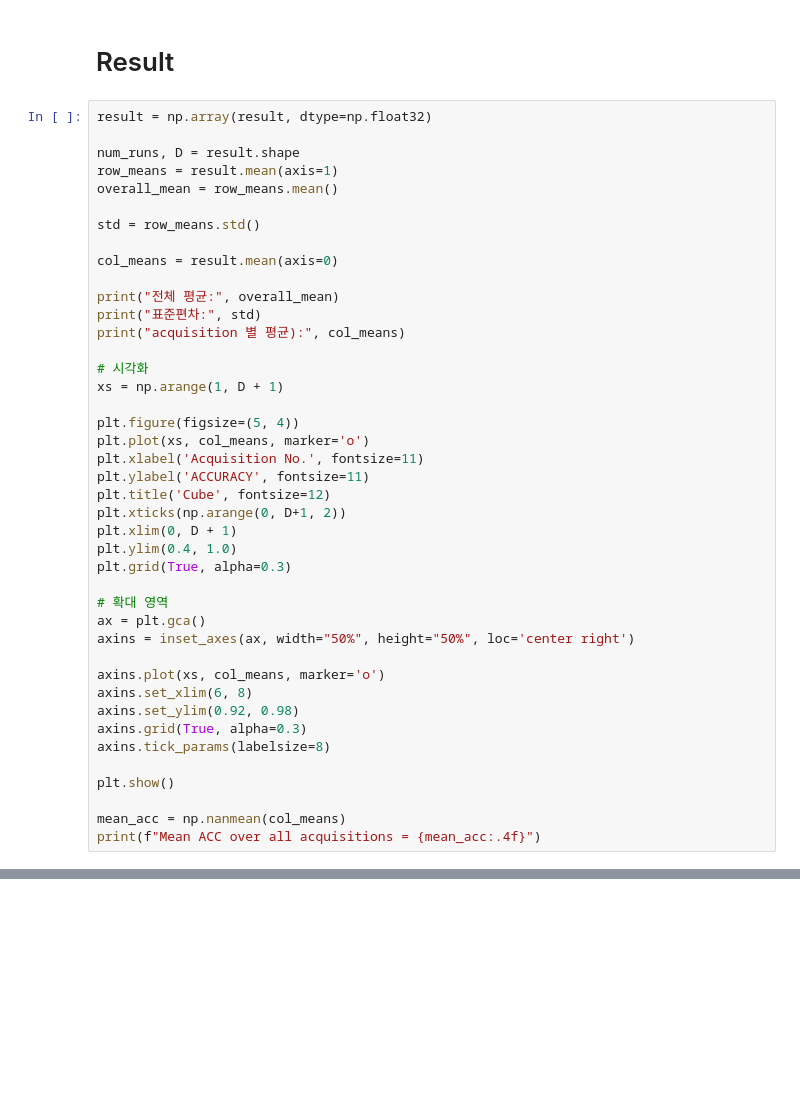
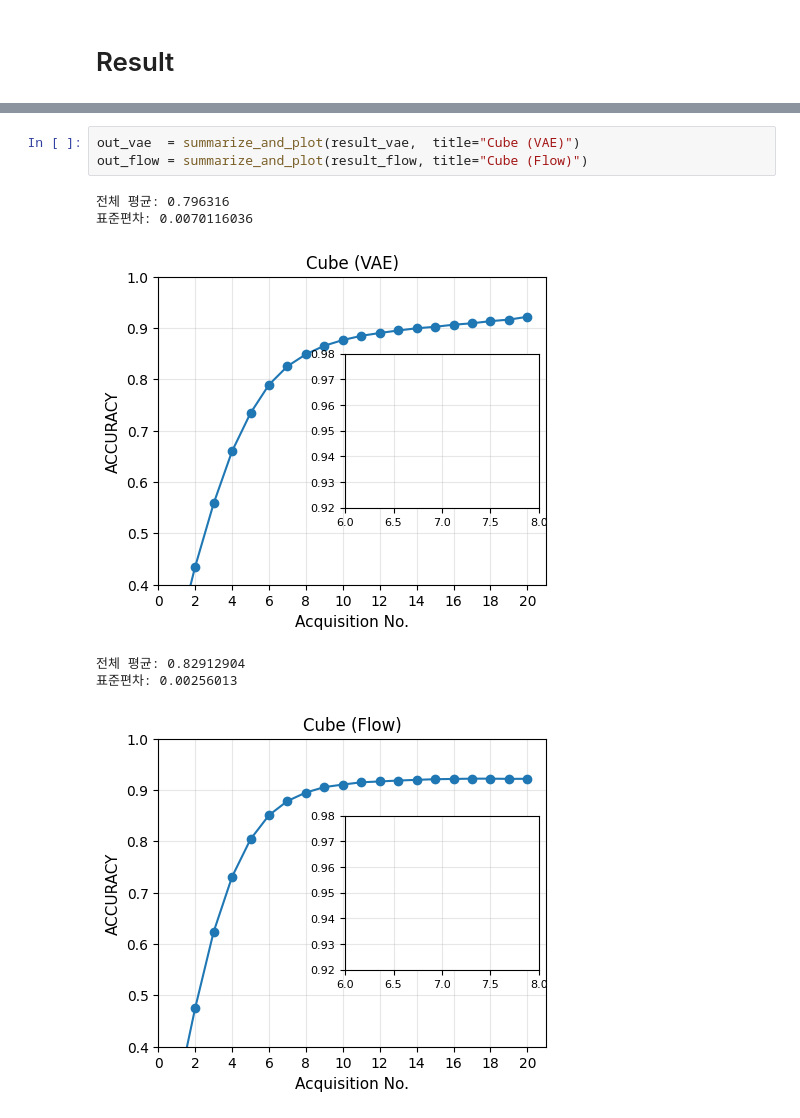
Before and after one commit to 83428342/Gamma-CMI, a Jupyter notebook: experiments/cube.ipynb, the cells around one changed output, grey strips where cells are left out. Cells and saved outputs as stored; diff of their text form; blank space fills up the shorter version.

```diff
--- a/experiments/cube.ipynb
+++ b/experiments/cube.ipynb
@@ -189,44 +310,2 @@ Step 20/20 | Acc: 0.9219
 # %% [markdown]
 # Result
-# %%
-result = np.array(result, dtype=np.float32)
-
-num_runs, D = result.shape
-row_means = result.mean(axis=1)
-overall_mean = row_means.mean()
-
-std = row_means.std()
-
-col_means = result.mean(axis=0)
-
-print("전체 평균:", overall_mean)
-print("표준편차:", std)
-print("acquisition 별 평균):", col_means)
-
-# 시각화
-xs = np.arange(1, D + 1)
-
-plt.figure(figsize=(5, 4))
-plt.plot(xs, col_means, marker='o')
-plt.xlabel('Acquisition No.', fontsize=11)
-plt.ylabel('ACCURACY', fontsize=11)
-plt.title('Cube', fontsize=12)
-plt.xticks(np.arange(0, D+1, 2))
-plt.xlim(0, D + 1)
-plt.ylim(0.4, 1.0)
-plt.grid(True, alpha=0.3)
-
-# 확대 영역
-ax = plt.gca()
-axins = inset_axes(ax, width="50%", height="50%", loc='center right')
-
-axins.plot(xs, col_means, marker='o')
-axins.set_xlim(6, 8)
-axins.set_ylim(0.92, 0.98)
-axins.grid(True, alpha=0.3)
-axins.tick_params(labelsize=8)
-
-plt.show()
-
-mean_acc = np.nanmean(col_means)
-print(f"Mean ACC over all acquisitions = {mean_acc:.4f}")
@@ -239,0 +358,10 @@ Mean ACC over all acquisitions = 0.7957
+# %%
+out_vae  = summarize_and_plot(result_vae,  title="Cube (VAE)")
+out_flow = summarize_and_plot(result_flow, title="Cube (Flow)")
+# %% [output]
+전체 평균: 0.796316
+표준편차: 0.0070116036
+[figure, added]
+전체 평균: 0.82912904
+표준편차: 0.00256013
+[figure, added]
```
Also changed, not shown: parts of 8 cells of this notebook, 51 other files.
